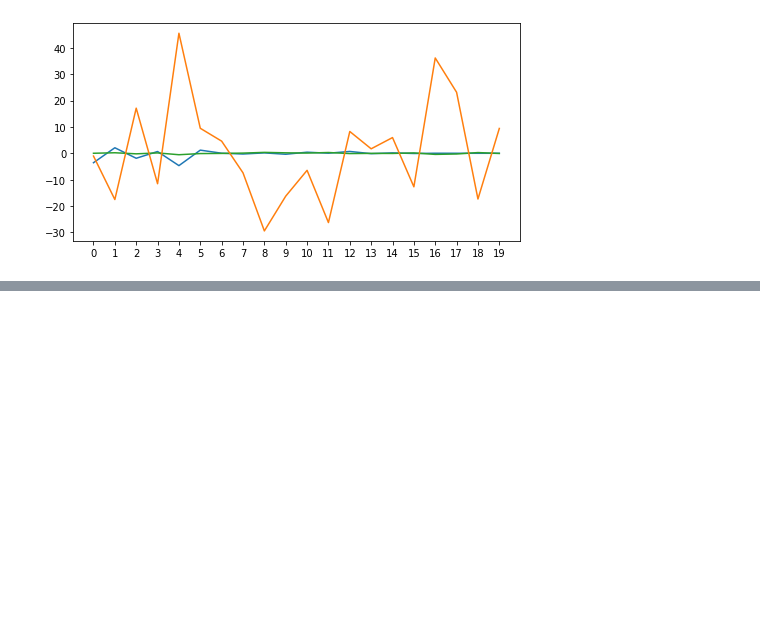
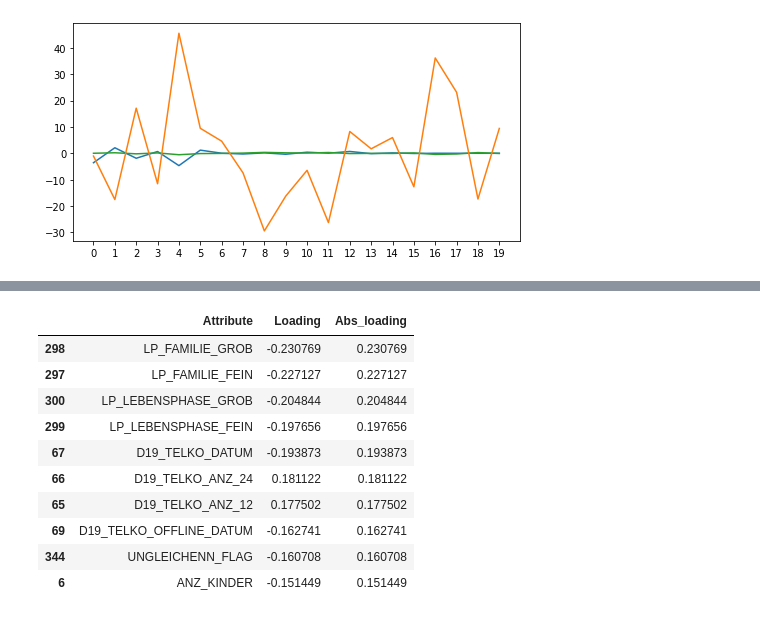
Before and after one commit to jackie-sun7/Udacity-Arvato-Project, a Jupyter notebook: Customer Segment.ipynb, the cells around one changed output, grey strips where cells are left out. Drawn from its saved outputs; the diff is of its cells as text; code cells hidden in the pictures; blank space fills up the shorter version.

```diff
--- a/Customer Segment.ipynb
+++ b/Customer Segment.ipynb
@@ -238,0 +245,19 @@ pd.DataFrame({
+# %%
+component_number = 16
+pd.DataFrame({
+    'Attribute': [col for col in df.columns if col not in ['LNR', 'y' ]],
+    'Loading': pca.components_.T[:, component_number],
+    'Abs_loading': abs(pca.components_.T[:, component_number])
+}).sort_values(by='Abs_loading', ascending=False).head(10)
+# %% [output]
+|  | Attribute | Loading | Abs_loading |
+| 298 | LP_FAMILIE_GROB | -0.230769 | 0.230769 |
+| 297 | LP_FAMILIE_FEIN | -0.227127 | 0.227127 |
+| 300 | LP_LEBENSPHASE_GROB | -0.204844 | 0.204844 |
+| 299 | LP_LEBENSPHASE_FEIN | -0.197656 | 0.197656 |
+| 67 | D19_TELKO_DATUM | -0.193873 | 0.193873 |
+| 66 | D19_TELKO_ANZ_24 | 0.181122 | 0.181122 |
+| 65 | D19_TELKO_ANZ_12 | 0.177502 | 0.177502 |
+| 69 | D19_TELKO_OFFLINE_DATUM | -0.162741 | 0.162741 |
+| 344 | UNGLEICHENN_FLAG | -0.160708 | 0.160708 |
+| 6 | ANZ_KINDER | -0.151449 | 0.151449 |
```
Also changed, not shown: parts of 1 cell of this notebook, 2 other files.
